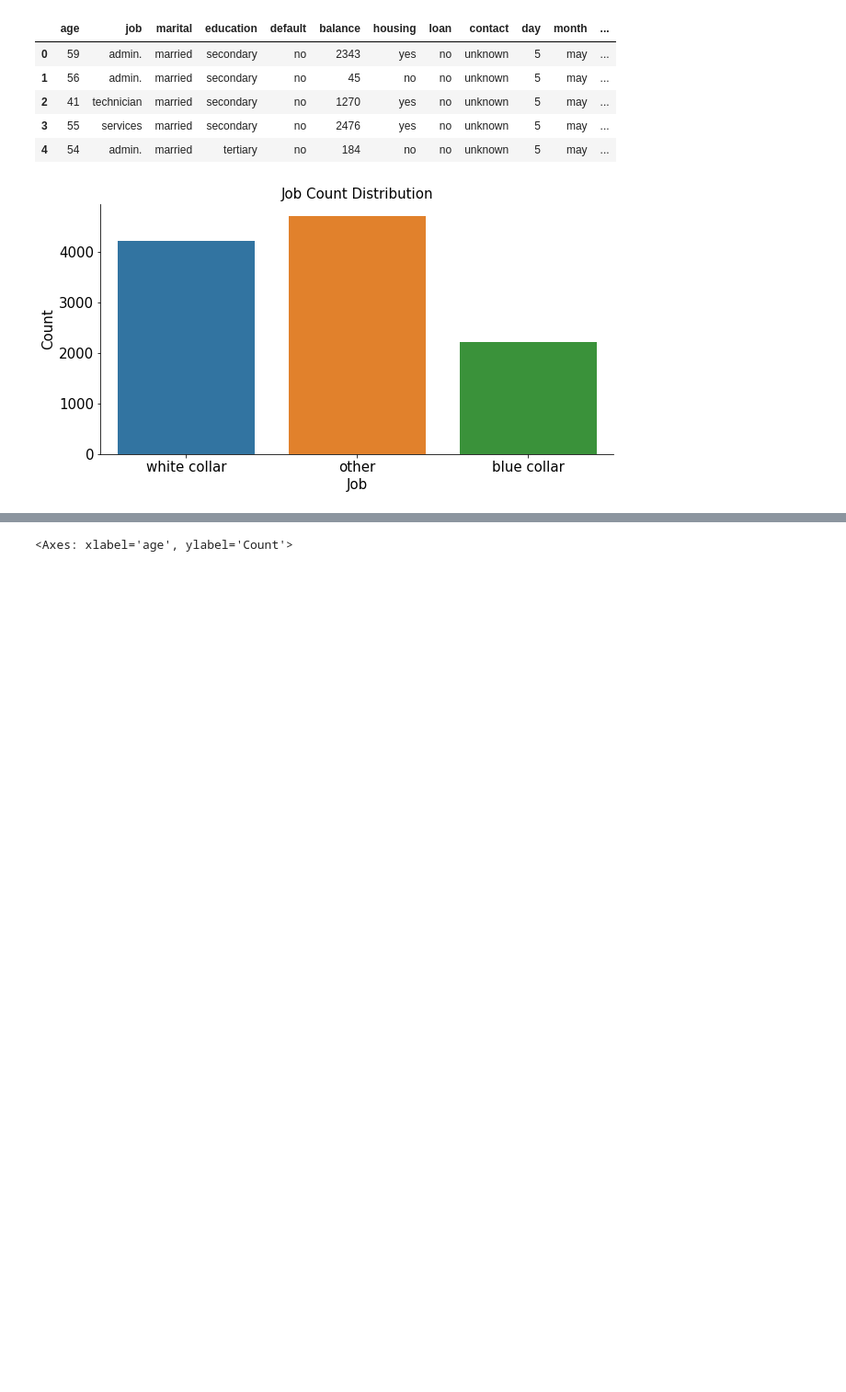
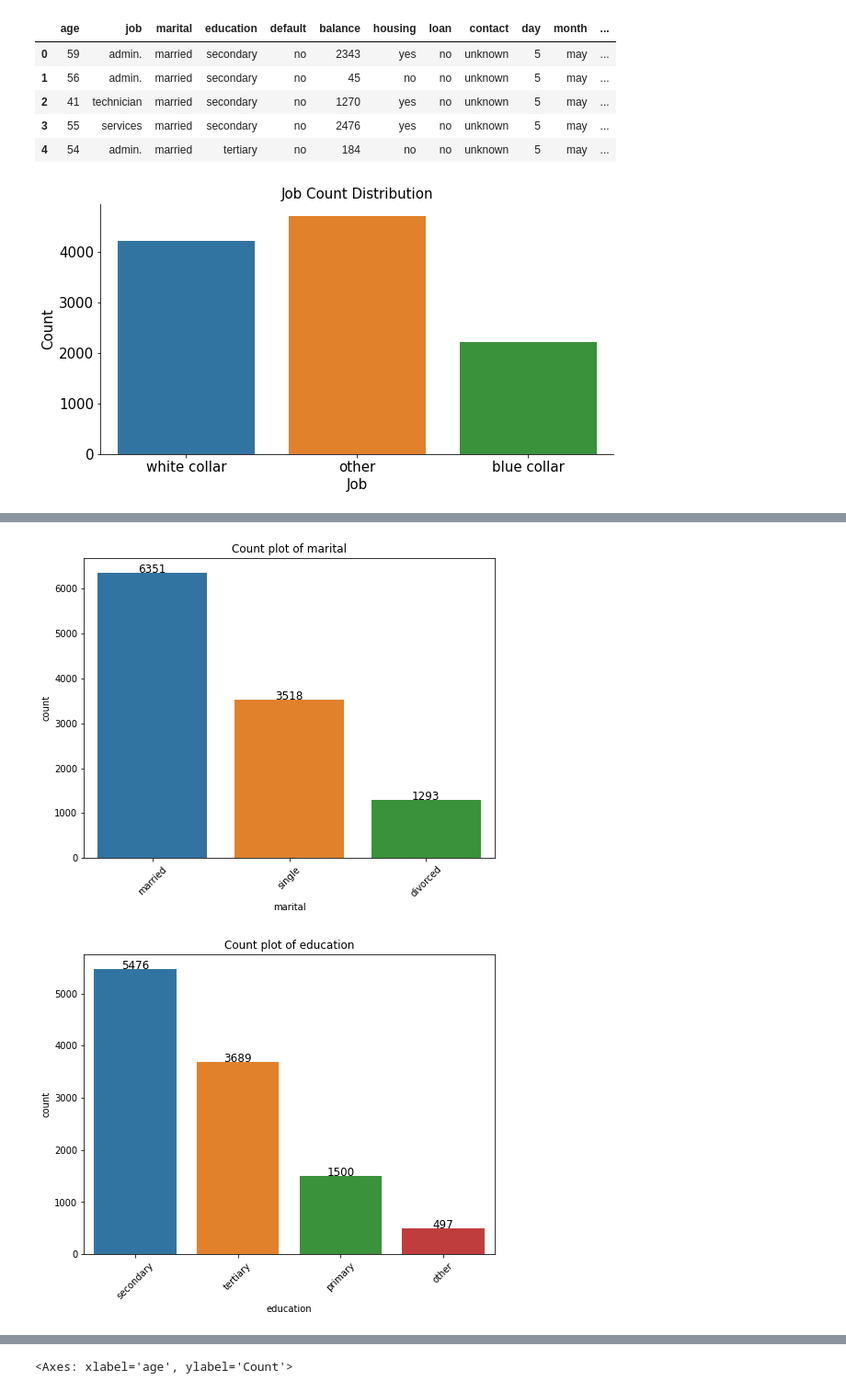
Before and after one commit to SaniyaBubere/Bank-Marketing, a Jupyter notebook: Bank_Marketing.ipynb, the cells around one changed output, grey strips where cells are left out. Shown at 92% size. Saved outputs shown, nothing was run; the diff lists cells and outputs as text; code cells hidden in the pictures; blank space fills up the shorter version.

```diff
--- a/Bank_Marketing.ipynb
+++ b/Bank_Marketing.ipynb
@@ -298,0 +381,14 @@ sns.despine()
+# %%
+categorical_variables = ['marital', 'education', 'loan', 'default', 'housing', 'loan', 'contact', 'month', 'job_category', 'deposit']
+
+for variable in categorical_variables:
+    plt.figure(figsize=(8, 6))
+    sns.countplot(x=variable, data=df)
+    plt.title(f'Count plot of {variable}')
+    plt.xticks(rotation=45)
+    for i, v in enumerate(df[variable].value_counts().values):
+        plt.text(i, v+0.1, str(v), ha='center', fontsize=12)
+    plt.show()
+# %% [output]
+[figure, added]
+[figure, added]
```
Also changed, not shown: parts of 19 cells of this notebook.
